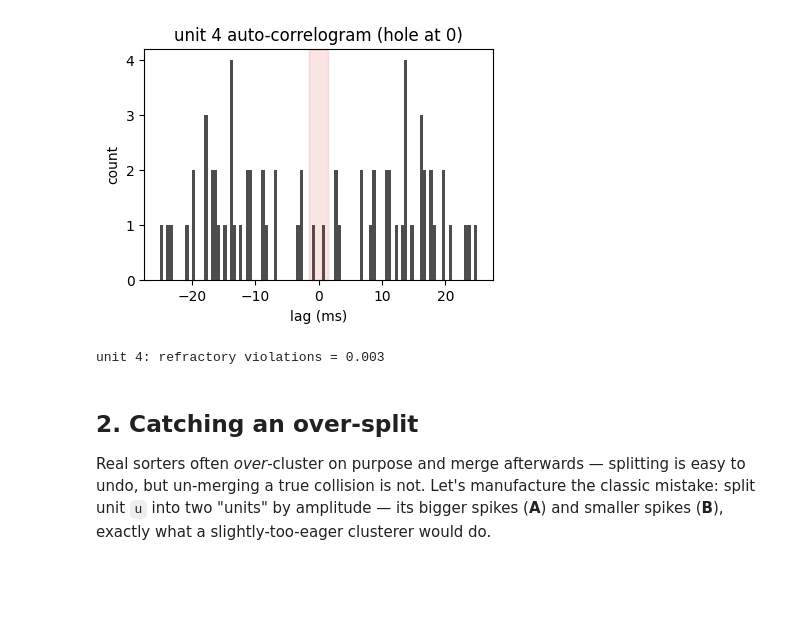
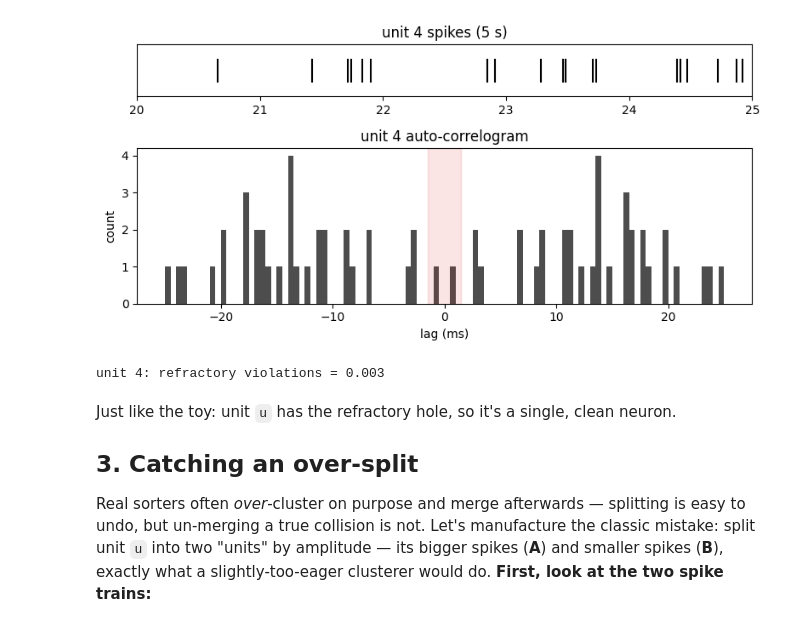
Before and after one commit to stootoon/swc-en-2026, a Jupyter notebook: ephys-pop/notebooks/07_merging_cleanup_solutions.ipynb, the cells around one changed output. Cells and saved outputs as stored; diff of their text form; code cells hidden in the pictures; blank space fills up the shorter version.

```diff
--- a/ephys-pop/notebooks/07_merging_cleanup_solutions.ipynb
+++ b/ephys-pop/notebooks/07_merging_cleanup_solutions.ipynb
@@ -35,5 +29,7 @@ def template_of(spike_times):
     snippets, _ = ps.extract_snippets(filtered, spike_times, align=False)
     return snippets.mean(axis=0)
 
-print(f"sorted {len(times)} spikes into {len(np.unique(labels))} units")
+u = int(np.bincount(labels).argmax())          # a well-sampled unit to work with
+t_u = times[labels == u]
+print(f"sorted {len(times)} spikes into {len(np.unique(labels))} units; unit {u} has {len(t_u)}")
 # %% [output]
@@ -40,0 +62,22 @@ sorted 1025 spikes into 6 units
+# %%
+# a purely random train, and one with a 2 ms refractory period enforced
+rng = np.random.default_rng(1)
+T = rec.duration_s
+random_train = np.sort(rng.integers(0, int(T * fs), rng.poisson(15 * T)))    # ~15 Hz, random
+refr = int(0.002 * fs)
+keep = [random_train[0]]
+for t in random_train[1:]:
+    if t - keep[-1] > refr:                     # drop spikes too soon after the last kept one
+        keep.append(t)
+refractory_train = np.array(keep)
+
+fig, ax = plt.subplots(2, 2, figsize=(11, 5))
+for j, (train, name, col) in enumerate([(random_train, "random (Poisson)", "0.4"),
+                                        (refractory_train, "with 2 ms refractory period", "tab:green")]):
+    ts = train / fs; m = (ts >= 10) & (ts < 11)
+    ax[0, j].eventplot(ts[m], colors=col, lineoffsets=0, linelengths=1)
+    ax[0, j].set_xlim(10, 11); ax[0, j].set_yticks([]); ax[0, j].set_xlabel("time (s)")
+    ax[0, j].set_title(f"{name} — spike train (1 s)")
+    c, n = ps.correlogram(train, train, fs, exclude_zero=True)
+    ps.plotting.plot_correlogram(c, n, ax=ax[1, j], color=col, title="its auto-correlogram")
+plt.tight_layout(); plt.show()
@@ -77,30 +119,34 @@ Return the bin centres (ms) and counts.
 # %%
 def correlogram(ta, tb, fs, bin_ms=0.5, window_ms=25.0, exclude_zero=False):
     ta = np.sort(ta) / fs * 1e3
     tb = np.sort(tb) / fs * 1e3
     edges = np.arange(-window_ms, window_ms + bin_ms, bin_ms)
     counts = np.zeros(len(edges) - 1)
     for t in ta:
         d = tb[(tb >= t - window_ms) & (tb <= t + window_ms)] - t
         if exclude_zero:
             d = d[np.abs(d) > 1e-9]
         counts += np.histogram(d, edges)[0]
-    centers = (edges[:-1] + edges[1:]) / 2
-    return centers, counts
+    return (edges[:-1] + edges[1:]) / 2, counts
 
-u = np.bincount(labels).argmax()
-t_u = times[labels == u]
+# show unit u's spikes (the data) and its auto-correlogram (the result) together
+fig, ax = plt.subplots(2, 1, figsize=(8, 4), gridspec_kw={"height_ratios": [1, 3]})
+ax[0].eventplot(t_u / fs, colors="k", lineoffsets=0, linelengths=1)
+ax[0].set_xlim(20, 25); ax[0].set_yticks([]); ax[0].set_title(f"unit {u} spikes (5 s)")
 centers, counts = correlogram(t_u, t_u, fs, exclude_zero=True)
-ps.plotting.plot_correlogram(centers, counts, title=f"unit {u} auto-correlogram (hole at 0)")
-plt.show()
+ps.plotting.plot_correlogram(centers, counts, ax=ax[1], title=f"unit {u} auto-correlogram")
+plt.tight_layout(); plt.show()
 print(f"unit {u}: refractory violations = {ps.refractory_violations(t_u, fs):.3f}")
 # %% [output]
-[figure, old version]
+[figure, new version]
 unit 4: refractory violations = 0.003
 # %% [markdown]
-## 2. Catching an over-split
+Just like the toy: unit `u` has the refractory hole, so it's a single, clean neuron.
 
-Real sorters often *over*-cluster on purpose and merge afterwards — splitting is easy
-to undo, but un-merging a true collision is not. Let's manufacture the classic
-mistake: split unit `u` into two "units" by amplitude — its bigger spikes (**A**) and
-smaller spikes (**B**), exactly what a slightly-too-eager clusterer would do.
+## 3. Catching an over-split
+
+Real sorters often *over*-cluster on purpose and merge afterwards — splitting is easy to
+undo, but un-merging a true collision is not. Let's manufacture the classic mistake:
+split unit `u` into two "units" by amplitude — its bigger spikes (**A**) and smaller
+spikes (**B**), exactly what a slightly-too-eager clusterer would do. **First, look at
+the two spike trains:**
```
Also changed, not shown: parts of 17 cells of this notebook, 2 other files.
